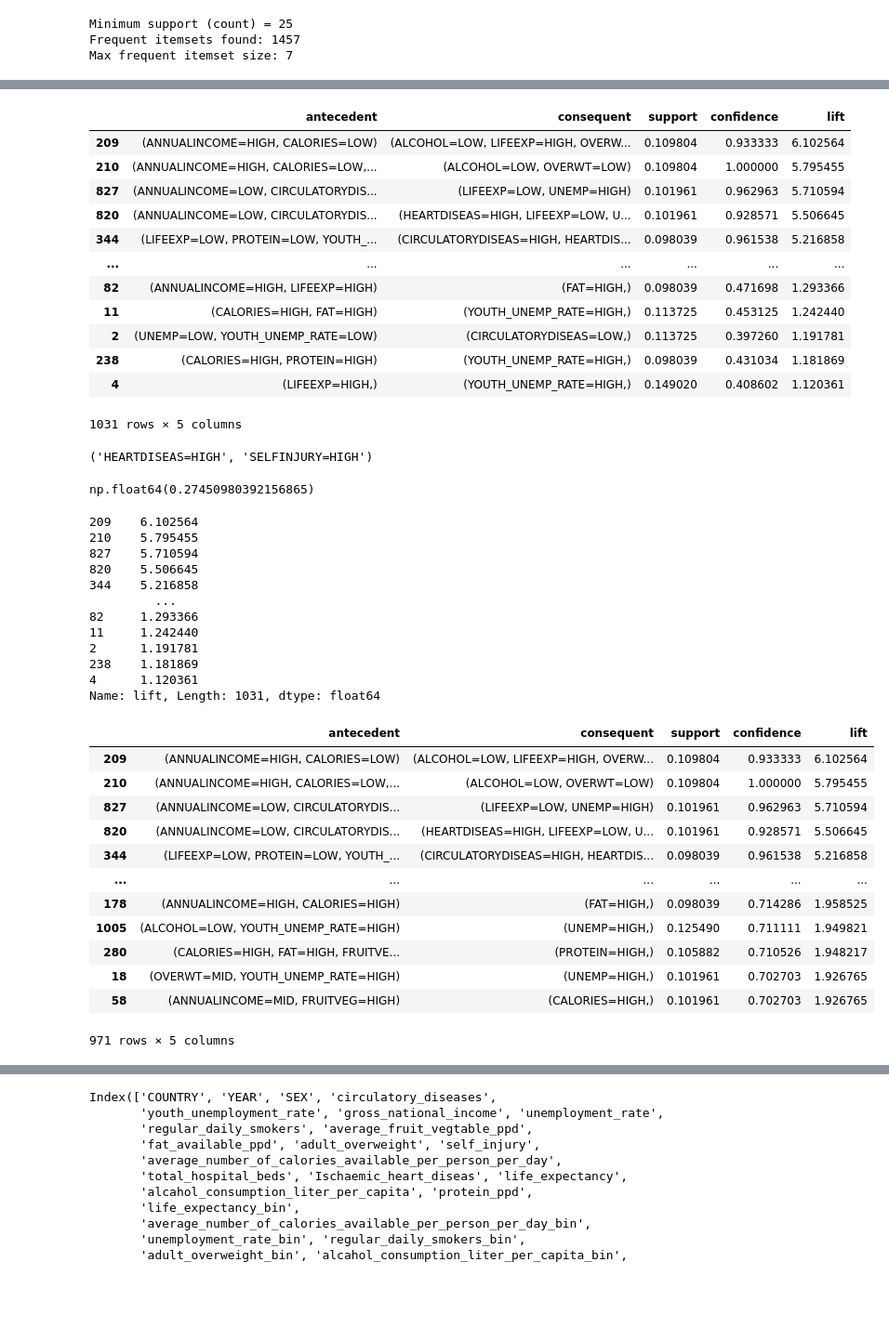
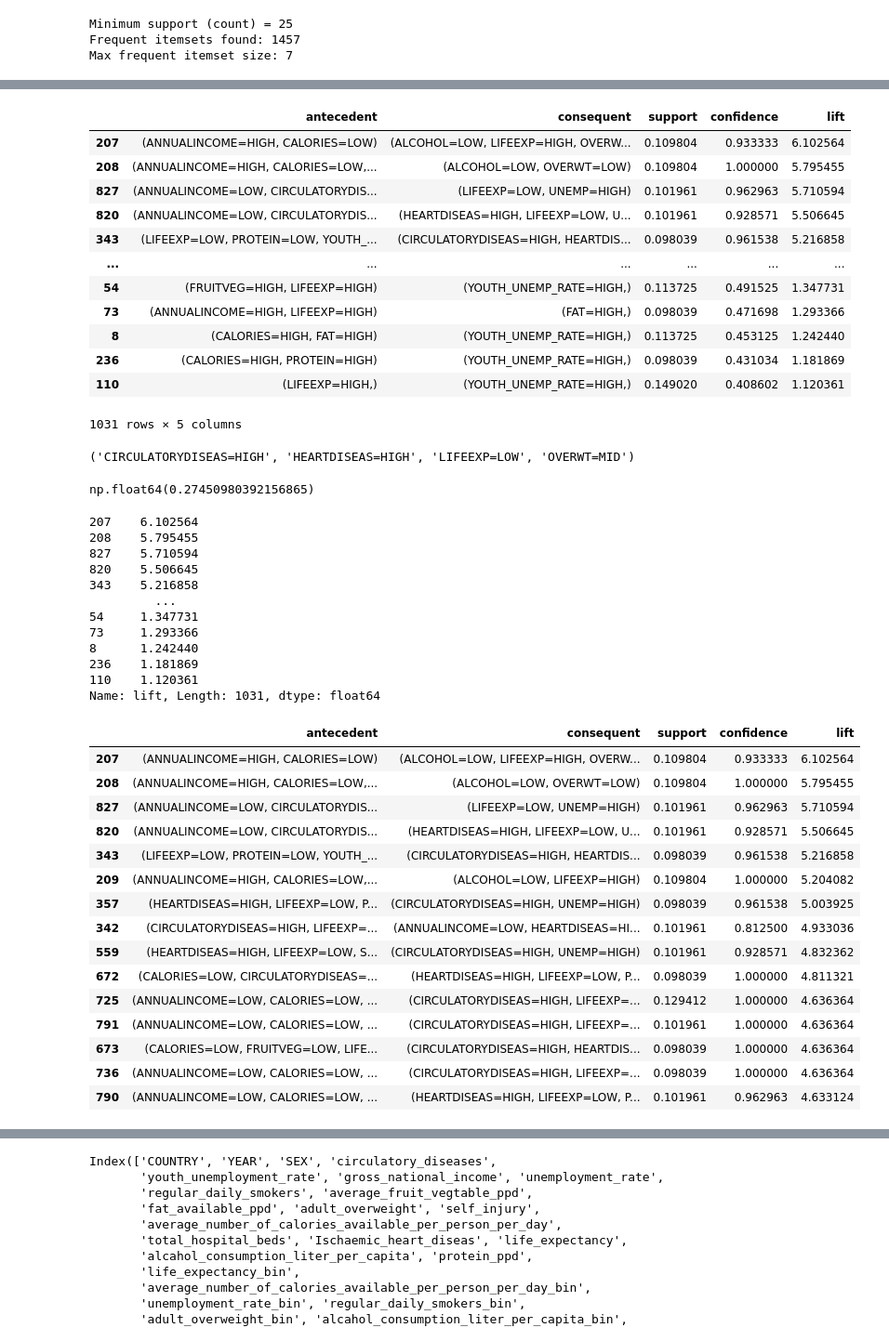
Before and after one commit to alireza1420/Datamining-UU, a Jupyter notebook: alireza_second_notebook_rule_mine_clean.ipynb, the cells around one changed output, grey strips where cells are left out. Shown at 93% size. Drawn from its saved outputs; the diff is of its cells as text; code cells hidden in the pictures; blank space fills up the shorter version.

```diff
--- a/alireza_second_notebook_rule_mine_clean.ipynb
+++ b/alireza_second_notebook_rule_mine_clean.ipynb
@@ -354,7 +354,7 @@ Minimum support (count) = 25
 Frequent itemsets found: 1457
 Max frequent itemset size: 7
 # %%
-min_conf=0.2
+min_conf=0.4
 raw_rules=pyfpgrowth.generate_association_rules(patterns, min_conf)
 # %%
 raw_rules
@@ -439,22 +439,22 @@ confidence: 0.9259259259259259
 rules_df
 # %% [output]
 |  | antecedent | consequent | support | confidence | lift |
-| 209 | (ANNUALINCOME=HIGH, CALORIES=LOW) | (ALCOHOL=LOW, LIFEEXP=HIGH, OVERW... | 0.109804 | 0.933333 | 6.102564 |
-| 210 | (ANNUALINCOME=HIGH, CALORIES=LOW,... | (ALCOHOL=LOW, OVERWT=LOW) | 0.109804 | 1.000000 | 5.795455 |
+| 207 | (ANNUALINCOME=HIGH, CALORIES=LOW) | (ALCOHOL=LOW, LIFEEXP=HIGH, OVERW... | 0.109804 | 0.933333 | 6.102564 |
+| 208 | (ANNUALINCOME=HIGH, CALORIES=LOW,... | (ALCOHOL=LOW, OVERWT=LOW) | 0.109804 | 1.000000 | 5.795455 |
 | 827 | (ANNUALINCOME=LOW, CIRCULATORYDIS... | (LIFEEXP=LOW, UNEMP=HIGH) | 0.101961 | 0.962963 | 5.710594 |
 | 820 | (ANNUALINCOME=LOW, CIRCULATORYDIS... | (HEARTDISEAS=HIGH, LIFEEXP=LOW, U... | 0.101961 | 0.928571 | 5.506645 |
-| 344 | (LIFEEXP=LOW, PROTEIN=LOW, YOUTH_... | (CIRCULATORYDISEAS=HIGH, HEARTDIS... | 0.098039 | 0.961538 | 5.216858 |
+| 343 | (LIFEEXP=LOW, PROTEIN=LOW, YOUTH_... | (CIRCULATORYDISEAS=HIGH, HEARTDIS... | 0.098039 | 0.961538 | 5.216858 |
 | ... | ... | ... | ... | ... | ... |
-| 82 | (ANNUALINCOME=HIGH, LIFEEXP=HIGH) | (FAT=HIGH,) | 0.098039 | 0.471698 | 1.293366 |
-| 11 | (CALORIES=HIGH, FAT=HIGH) | (YOUTH_UNEMP_RATE=HIGH,) | 0.113725 | 0.453125 | 1.242440 |
-| 2 | (UNEMP=LOW, YOUTH_UNEMP_RATE=LOW) | (CIRCULATORYDISEAS=LOW,) | 0.113725 | 0.397260 | 1.191781 |
-| 238 | (CALORIES=HIGH, PROTEIN=HIGH) | (YOUTH_UNEMP_RATE=HIGH,) | 0.098039 | 0.431034 | 1.181869 |
-| 4 | (LIFEEXP=HIGH,) | (YOUTH_UNEMP_RATE=HIGH,) | 0.149020 | 0.408602 | 1.120361 |
+| 54 | (FRUITVEG=HIGH, LIFEEXP=HIGH) | (YOUTH_UNEMP_RATE=HIGH,) | 0.113725 | 0.491525 | 1.347731 |
+| 73 | (ANNUALINCOME=HIGH, LIFEEXP=HIGH) | (FAT=HIGH,) | 0.098039 | 0.471698 | 1.293366 |
+| 8 | (CALORIES=HIGH, FAT=HIGH) | (YOUTH_UNEMP_RATE=HIGH,) | 0.113725 | 0.453125 | 1.242440 |
+| 236 | (CALORIES=HIGH, PROTEIN=HIGH) | (YOUTH_UNEMP_RATE=HIGH,) | 0.098039 | 0.431034 | 1.181869 |
+| 110 | (LIFEEXP=HIGH,) | (YOUTH_UNEMP_RATE=HIGH,) | 0.149020 | 0.408602 | 1.120361 |
 1031 rows × 5 columns
 # %%
 print(rules_df["antecedent"][37])
 # %% [output]
-('HEARTDISEAS=HIGH', 'SELFINJURY=HIGH')
+('CIRCULATORYDISEAS=HIGH', 'HEARTDISEAS=HIGH', 'LIFEEXP=LOW', 'OVERWT=MID')
 # %%
 rules_df["support"].max()
 # %% [output]
@@ -462,32 +462,35 @@ np.float64(0.27450980392156865)
 # %%
 rules_df["lift"]
 # %% [output]
-209    6.102564
-210    5.795455
+207    6.102564
+208    5.795455
 827    5.710594
 820    5.506645
-344    5.216858
+343    5.216858
          ...
-82     1.293366
-11     1.242440
-2      1.191781
-238    1.181869
-4      1.120361
+54     1.347731
+73     1.293366
+8      1.242440
+236    1.181869
+110    1.120361
 Name: lift, Length: 1031, dtype: float64
 # %%
 df_filtered = rules_df[rules_df["confidence"]>0.7]
-df_filtered
+df_filtered.head(15)
 # %% [output]
 |  | antecedent | consequent | support | confidence | lift |
-| 209 | (ANNUALINCOME=HIGH, CALORIES=LOW) | (ALCOHOL=LOW, LIFEEXP=HIGH, OVERW... | 0.109804 | 0.933333 | 6.102564 |
-| 210 | (ANNUALINCOME=HIGH, CALORIES=LOW,... | (ALCOHOL=LOW, OVERWT=LOW) | 0.109804 | 1.000000 | 5.795455 |
+| 207 | (ANNUALINCOME=HIGH, CALORIES=LOW) | (ALCOHOL=LOW, LIFEEXP=HIGH, OVERW... | 0.109804 | 0.933333 | 6.102564 |
+| 208 | (ANNUALINCOME=HIGH, CALORIES=LOW,... | (ALCOHOL=LOW, OVERWT=LOW) | 0.109804 | 1.000000 | 5.795455 |
 | 827 | (ANNUALINCOME=LOW, CIRCULATORYDIS... | (LIFEEXP=LOW, UNEMP=HIGH) | 0.101961 | 0.962963 | 5.710594 |
 | 820 | (ANNUALINCOME=LOW, CIRCULATORYDIS... | (HEARTDISEAS=HIGH, LIFEEXP=LOW, U... | 0.101961 | 0.928571 | 5.506645 |
-| 344 | (LIFEEXP=LOW, PROTEIN=LOW, YOUTH_... | (CIRCULATORYDISEAS=HIGH, HEARTDIS... | 0.098039 | 0.961538 | 5.216858 |
-| ... | ... | ... | ... | ... | ... |
-| 178 | (ANNUALINCOME=HIGH, CALORIES=HIGH) | (FAT=HIGH,) | 0.098039 | 0.714286 | 1.958525 |
-| 1005 | (ALCOHOL=LOW, YOUTH_UNEMP_RATE=HIGH) | (UNEMP=HIGH,) | 0.125490 | 0.711111 | 1.949821 |
-| 280 | (CALORIES=HIGH, FAT=HIGH, FRUITVE... | (PROTEIN=HIGH,) | 0.105882 | 0.710526 | 1.948217 |
-| 18 | (OVERWT=MID, YOUTH_UNEMP_RATE=HIGH) | (UNEMP=HIGH,) | 0.101961 | 0.702703 | 1.926765 |
-| 58 | (ANNUALINCOME=MID, FRUITVEG=HIGH) | (CALORIES=HIGH,) | 0.101961 | 0.702703 | 1.926765 |
+| 343 | (LIFEEXP=LOW, PROTEIN=LOW, YOUTH_... | (CIRCULATORYDISEAS=HIGH, HEARTDIS... | 0.098039 | 0.961538 | 5.216858 |
+| 209 | (ANNUALINCOME=HIGH, CALORIES=LOW,... | (ALCOHOL=LOW, LIFEEXP=HIGH) | 0.109804 | 1.000000 | 5.204082 |
+| 357 | (HEARTDISEAS=HIGH, LIFEEXP=LOW, P... | (CIRCULATORYDISEAS=HIGH, UNEMP=HIGH) | 0.098039 | 0.961538 | 5.003925 |
+| 342 | (CIRCULATORYDISEAS=HIGH, LIFEEXP=... | (ANNUALINCOME=LOW, HEARTDISEAS=HI... | 0.101961 | 0.812500 | 4.933036 |
+| 559 | (HEARTDISEAS=HIGH, LIFEEXP=LOW, S... | (CIRCULATORYDISEAS=HIGH, UNEMP=HIGH) | 0.101961 | 0.928571 | 4.832362 |
+| 672 | (CALORIES=LOW, CIRCULATORYDISEAS=... | (HEARTDISEAS=HIGH, LIFEEXP=LOW, P... | 0.098039 | 1.000000 | 4.811321 |
+| 725 | (ANNUALINCOME=LOW, CALORIES=LOW, ... | (CIRCULATORYDISEAS=HIGH, LIFEEXP=... | 0.129412 | 1.000000 | 4.636364 |
+| 791 | (ANNUALINCOME=LOW, CALORIES=LOW, ... | (CIRCULATORYDISEAS=HIGH, LIFEEXP=... | 0.101961 | 1.000000 | 4.636364 |
+| 673 | (CALORIES=LOW, FRUITVEG=LOW, LIFE... | (CIRCULATORYDISEAS=HIGH, HEARTDIS... | 0.098039 | 1.000000 | 4.636364 |
+| 736 | (ANNUALINCOME=LOW, CALORIES=LOW, ... | (CIRCULATORYDISEAS=HIGH, LIFEEXP=... | 0.098039 | 1.000000 | 4.636364 |
+| 790 | (ANNUALINCOME=LOW, CALORIES=LOW, ... | (HEARTDISEAS=HIGH, LIFEEXP=LOW, P... | 0.101961 | 0.962963 | 4.633124 |
-971 rows × 5 columns
```
Also changed, not shown: parts of 9 cells of this notebook.
